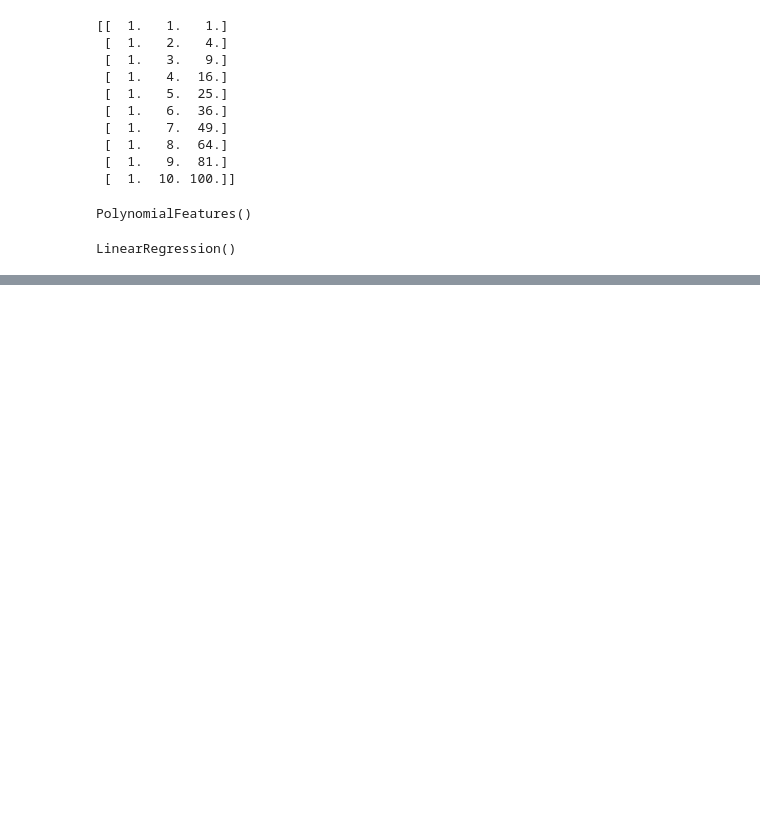
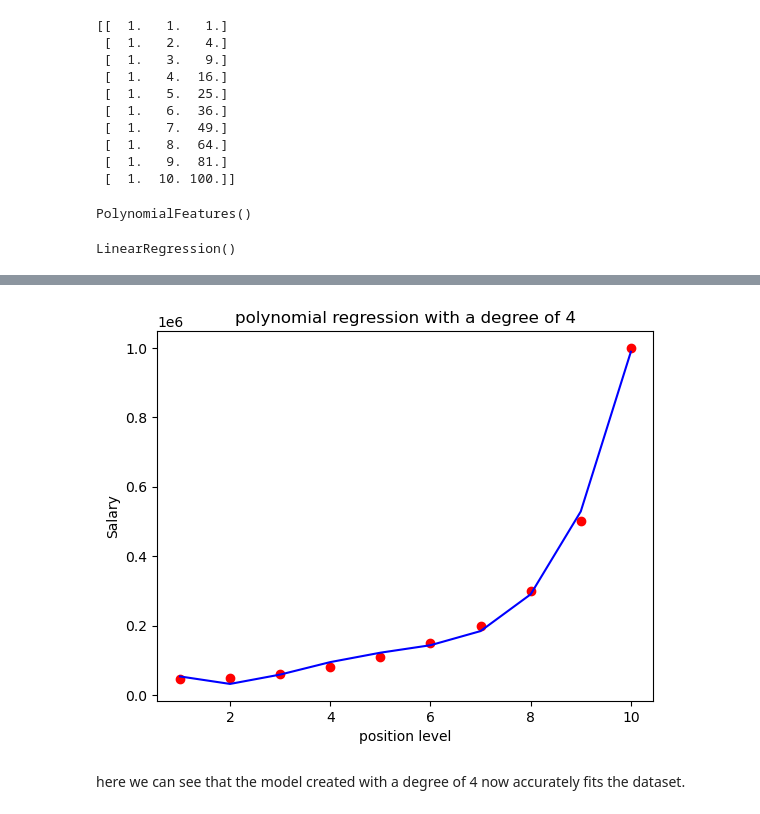
Before and after one commit to texaskyle/Data_science, a Jupyter notebook: polynomial regression/polynomial regression.ipynb, the cells around one changed output, grey strips where cells are left out. Cells and saved outputs as stored; diff of their text form; code cells hidden in the pictures; blank space fills up the shorter version.

```diff
--- a/polynomial regression/polynomial regression.ipynb
+++ b/polynomial regression/polynomial regression.ipynb
@@ -120,0 +134,10 @@ LinearRegression()
+# %%
+# fitting polynomial regression to the dataset
+from sklearn.preprocessing import PolynomialFeatures
+poly_reg1 = PolynomialFeatures(degree = 4)
+X_poly1 = poly_reg1.fit_transform(x)
+print(X_poly1)
+
+poly_reg1.fit(X_poly1, y)
+lin_reg2 = LinearRegression()
+lin_reg2.fit(X_poly1, y)
@@ -120,0 +156,12 @@ LinearRegression()
+# %%
+# visualizing the polynomial regression results
+plt.scatter(x, y, color = 'red')
+plt.plot(x, lin_reg2.predict(poly_reg1.fit_transform(x)), color = 'blue')
+plt.title("polynomial regression with a degree of 4")
+plt.xlabel("position level")
+plt.ylabel("Salary")
+plt.show()
+# %% [output]
+[figure, added]
+# %% [markdown]
+here we can see that the model created with a degree of 4 now accurately fits the dataset.
```
Also changed, not shown: parts of 5 cells of this notebook, 26 other files.
